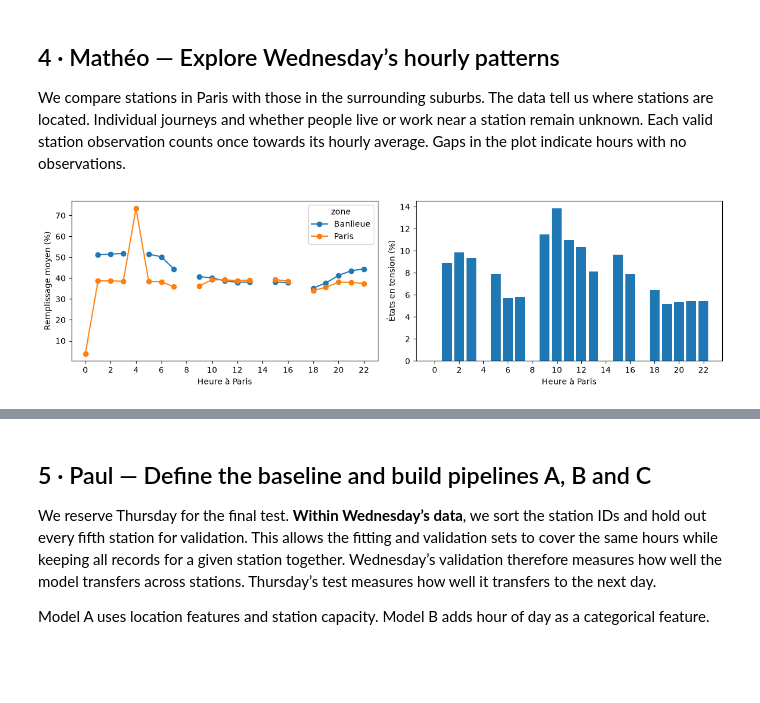
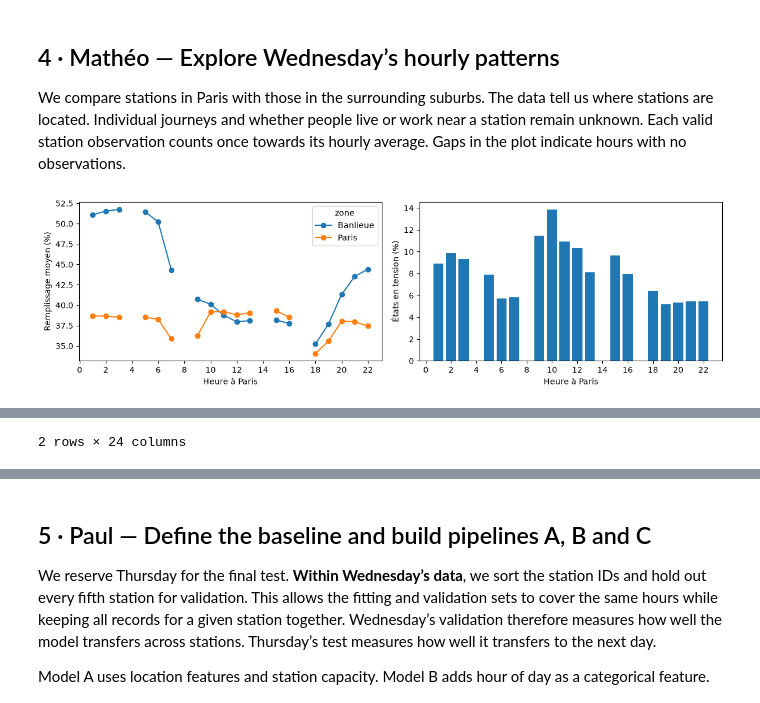
Before and after one commit to mgermane-ship-it/velib-collecte, a Jupyter notebook: velib_classification.ipynb, the cells around one changed output, grey strips where cells are left out. Drawn from its saved outputs; the diff is of its cells as text; code cells hidden in the pictures; blank space fills up the shorter version.

```diff
--- a/velib_classification.ipynb
+++ b/velib_classification.ipynb
@@ -179,16 +179,26 @@ Name: count, dtype: int64
 
 We compare stations in Paris with those in the surrounding suburbs. The data tell us where stations are located. Individual journeys and whether people live or work near a station remain unknown. Each valid station observation counts once towards its hourly average. Gaps in the plot indicate hours with no observations.
 # %%
+hours = list(range(24))   # pour l'axe des graphiques uniquement
+MIN_OBS = 50              # en dessous, la moyenne d'une heure n'est pas fiable
+
+counts = train.groupby(["heure", "zone"]).size().unstack().reindex(hours)
 hourly = train.groupby(["heure", "zone"]).fill_rate.mean().unstack().reindex(hours)
+hourly = hourly.where(counts >= MIN_OBS)   # masque les heures avec trop peu d'observations
+
 rate = train.groupby("heure").en_tension.agg(["mean", "size"]).reindex(hours)
+rate.loc[rate["size"] < MIN_OBS, "mean"] = np.nan
+
 fig, axes = plt.subplots(1, 2, figsize=(12, 3.5))
 hourly.mul(100).plot(ax=axes[0], marker="o", ylabel="Remplissage moyen (%)", xlabel="Heure à Paris")
 axes[1].bar(rate.index, rate["mean"] * 100)
 axes[1].set(xlabel="Heure à Paris", ylabel="États en tension (%)")
 for ax in axes:
     ax.set_xticks(range(0, 24, 2))
 fig.tight_layout()
 plt.show()
-display(rate.dropna().rename(columns={"mean": "proportion en tension", "size": "nombre d’états"}).round(3).T)
+
+display(counts.T)   # nombre d'états par heure et par zone
+display(rate.dropna().rename(columns={"mean": "proportion en tension", "size": "nombre d'états"}).round(3).T)
 # %% [output]
-[figure, old version]
+[figure, new version]
@@ -197,0 +209 @@ display(rate.dropna().rename(columns={"mean": "proportion en tension", "size": "
+2 rows × 24 columns
```
Also changed, not shown: parts of 8 cells of this notebook, 1 other file.
